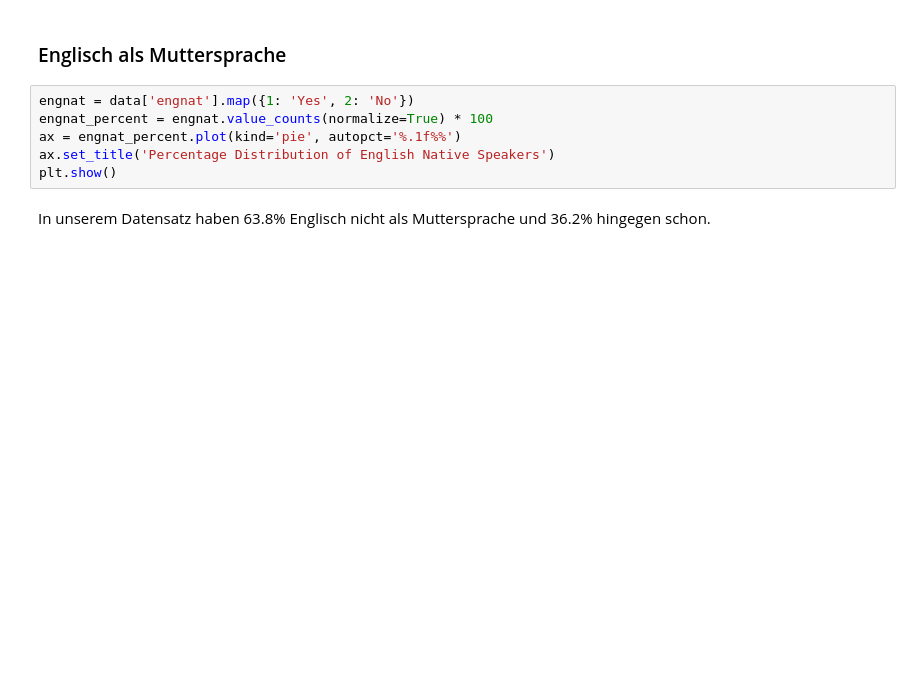
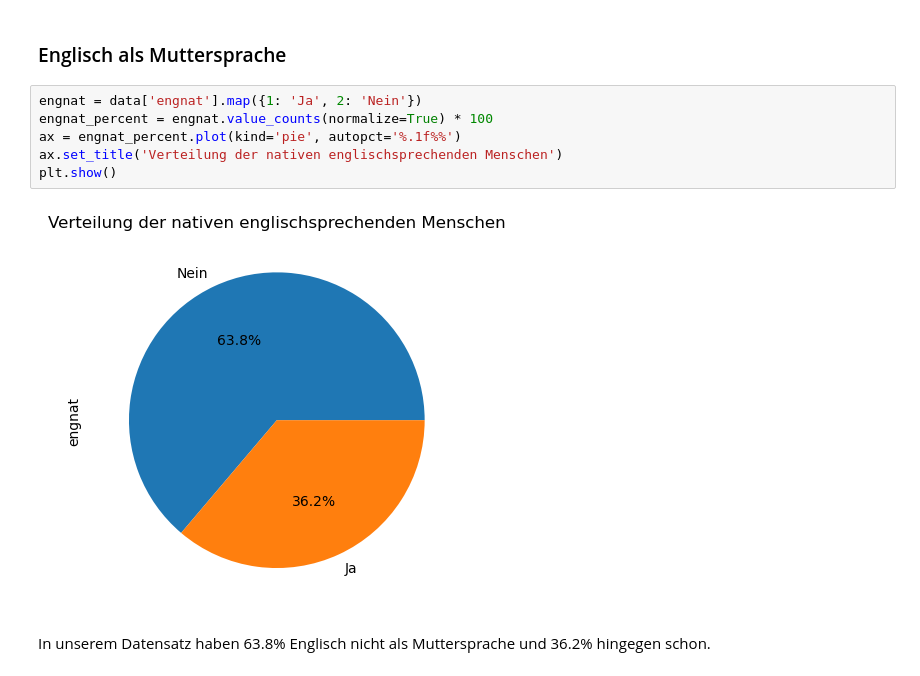
Before and after one commit to wi21b030/Mental-Health, a Jupyter notebook: Mental-Health.ipynb, the cells around one changed output. Saved outputs shown, nothing was run; the diff lists cells and outputs as text; blank space fills up the shorter version.

```diff
--- a/Mental-Health.ipynb
+++ b/Mental-Health.ipynb
@@ -219,11 +223,13 @@ plt.show()
 # %% [markdown]
 ### Englisch als Muttersprache
 # %%
-engnat = data['engnat'].map({1: 'Yes', 2: 'No'})
+engnat = data['engnat'].map({1: 'Ja', 2: 'Nein'})
 engnat_percent = engnat.value_counts(normalize=True) * 100
 ax = engnat_percent.plot(kind='pie', autopct='%.1f%%')
-ax.set_title('Percentage Distribution of English Native Speakers')
+ax.set_title('Verteilung der nativen englischsprechenden Menschen')
 plt.show()
+# %% [output]
+[figure, added]
 # %% [markdown]
 In unserem Datensatz haben 63.8% Englisch nicht als Muttersprache und 36.2% hingegen schon.
 # %% [markdown]
```
Also changed, not shown: parts of 6 cells of this notebook.
